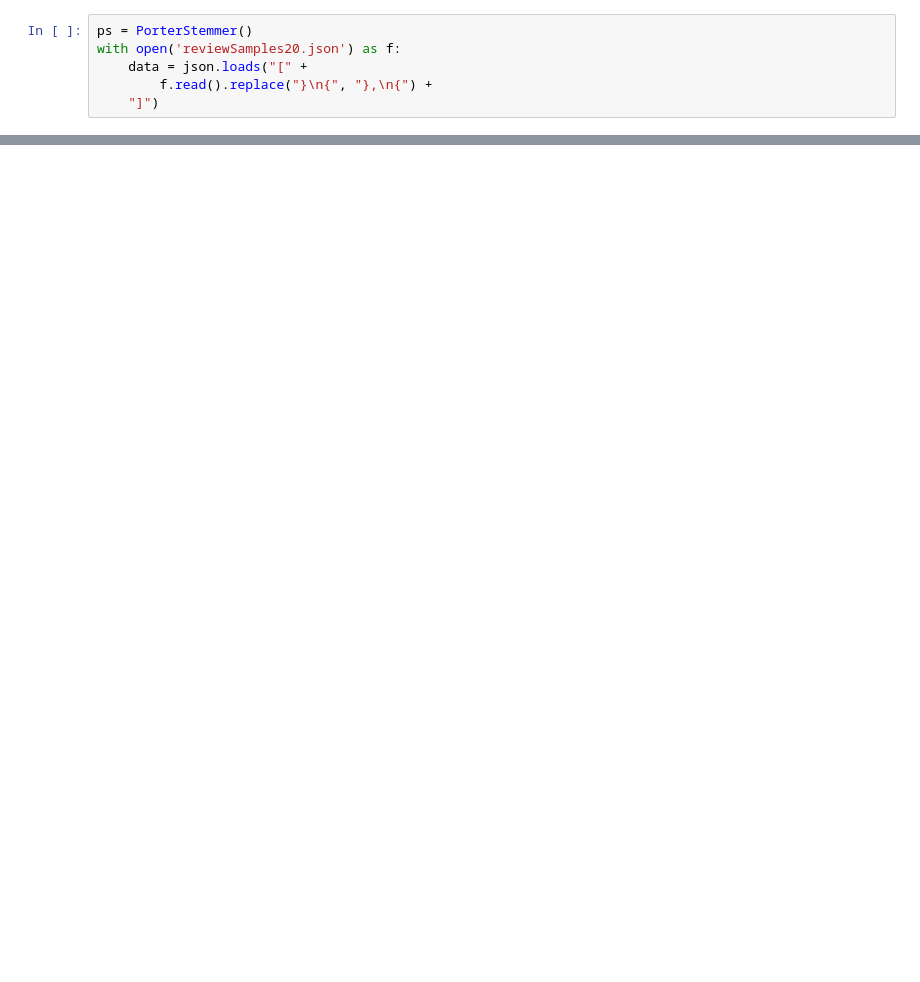
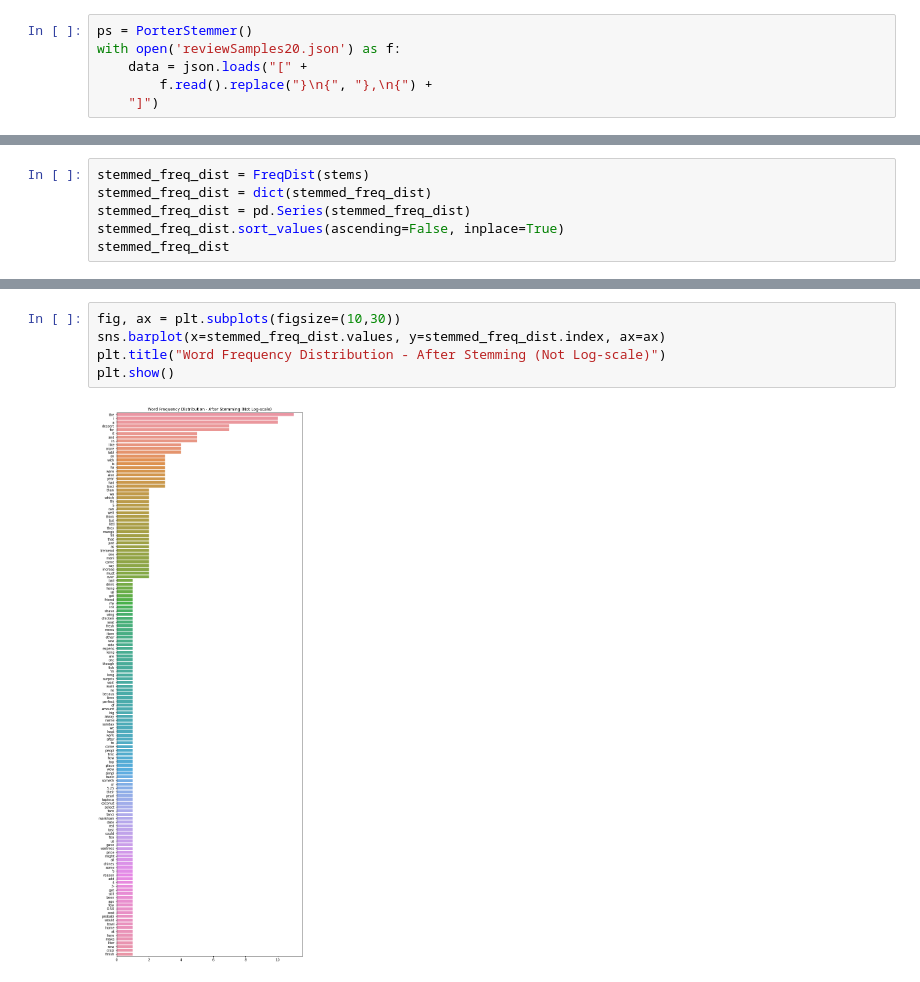
Before and after one commit to quacklinhui/CZ4045-NLP, a Jupyter notebook: NLPAssignment1Testing.ipynb, the cells around one changed output, grey strips where cells are left out. Cells and saved outputs as stored; diff of their text form; blank space fills up the shorter version.

```diff
--- a/NLPAssignment1Testing.ipynb
+++ b/NLPAssignment1Testing.ipynb
@@ -33,0 +75,6 @@ for j in range(len(data)):
+# %%
+stemmed_freq_dist = FreqDist(stems)
+stemmed_freq_dist = dict(stemmed_freq_dist)
+stemmed_freq_dist = pd.Series(stemmed_freq_dist)
+stemmed_freq_dist.sort_values(ascending=False, inplace=True)
+stemmed_freq_dist
@@ -34,3 +101,10 @@ for j in range(len(data)):
+# %%
+fig, ax = plt.subplots(figsize=(10,30))
+sns.barplot(x=stemmed_freq_dist.values, y=stemmed_freq_dist.index, ax=ax)
+plt.title("Word Frequency Distribution - After Stemming (Not Log-scale)")
+plt.show()
+# %% [output]
+[figure, added]
 # %%
 counts = Counter(preStem).items()
 labels, values = zip(*counts)
```
Also changed, not shown: parts of 18 cells of this notebook.
